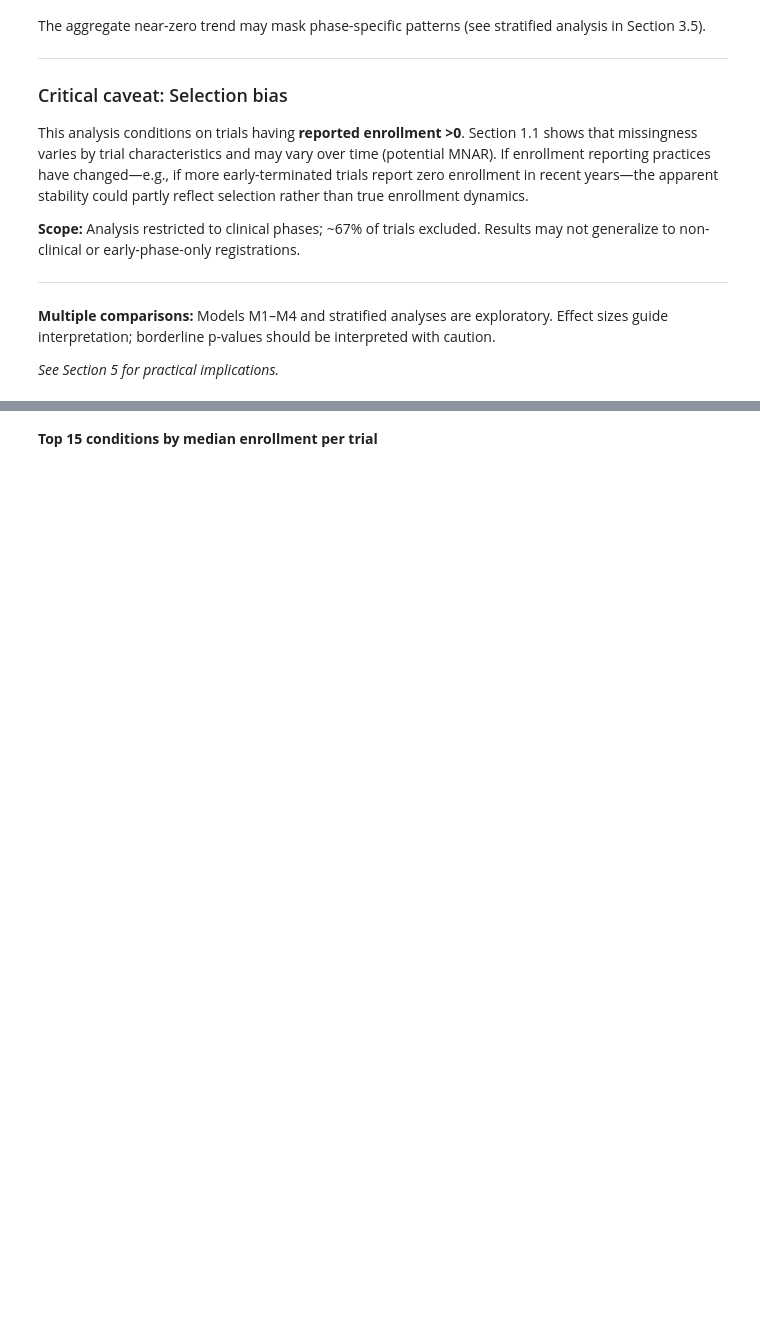
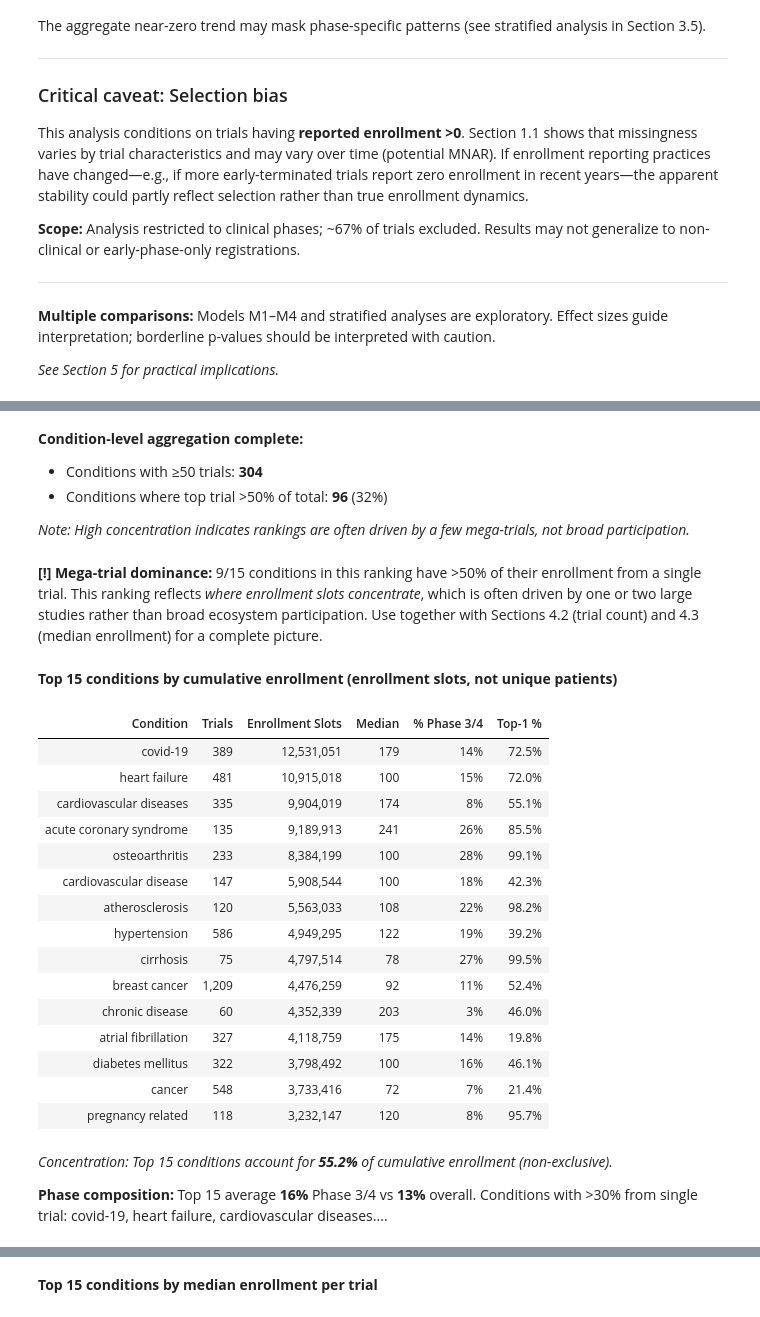
Before and after one commit to Pevicsanch/Clinical-Trial-Analytics, a Jupyter notebook: notebooks/03_enrollment_performance.ipynb, the cells around one changed output, grey strips where cells are left out. Drawn from its saved outputs; the diff is of its cells as text; code cells hidden in the pictures; blank space fills up the shorter version.

```diff
--- a/notebooks/03_enrollment_performance.ipynb
+++ b/notebooks/03_enrollment_performance.ipynb
@@ -2339,10 +2361,21 @@ df_enr_cond = df_enr[["study_id", "enrollment", "phase_group"]].merge(
 display(Markdown(f"Matched {len(df_enr_cond):,} condition-enrollment pairs"))
 
 # ============================================================
-# Data quality: Exclude placeholder enrollment values
+# Data quality: Validate and apply enrollment ceiling
 # ============================================================
-# In this registry: p99.9 ~ 500K, p99.99 ~ 9M.
-# Values >= 10M are implausible placeholders (e.g., 99,999,999).
+# Empirically determine percentiles to justify the ceiling
+p999 = df_enr_cond["enrollment"].quantile(0.999)
+p9999 = df_enr_cond["enrollment"].quantile(0.9999)
+max_enroll = df_enr_cond["enrollment"].max()
+
+display(Markdown(f"""
+**Enrollment distribution (upper tail):**
+- p99.9: **{p999:,.0f}**
+- p99.99: **{p9999:,.0f}**
+- Maximum: **{max_enroll:,.0f}**
+"""))
+
+# Ceiling is set just above p99.99 to catch obvious placeholders
 ENROLLMENT_CEILING = 10_000_000
 
 n_placeholder = (df_enr_cond["enrollment"] >= ENROLLMENT_CEILING).sum()
@@ -2355,7 +2388,8 @@ df_enr_cond = df_enr_cond[df_enr_cond["enrollment"] < ENROLLMENT_CEILING].copy()
 if n_placeholder > 0:
     display(Markdown(f"""
 **Data quality filter applied:**
-- Excluded **{n_placeholder:,}** condition-enrollment pairs with enrollment >= {ENROLLMENT_CEILING:,}
+- Ceiling: **{ENROLLMENT_CEILING:,}** (just above p99.99)
+- Excluded **{n_placeholder:,}** condition-enrollment pairs
 - Affected **{placeholder_studies}** unique studies (likely placeholder values)
 - Remaining pairs: **{len(df_enr_cond):,}**
 """))
@@ -2369,7 +2403,6 @@ pct_multi = n_trials_multi / len(cond_per_trial) * 100
 avg_cond_per_trial = cond_per_trial.mean()
 
 # Calculate inflation factor: summed enrollment across conditions vs trial-level total
-# Note: uses df_enr_cond (post-filter) for consistency
 total_triallevel = df_enr[df_enr["enrollment"] < ENROLLMENT_CEILING]["enrollment"].sum()
 total_condition_enrollment = df_enr_cond["enrollment"].sum()
 inflation_factor = total_condition_enrollment / total_triallevel
@@ -2415,28 +2448,33 @@ df_cond = df_cond.rename(columns={"condition_standardized": "condition_name"})
 # Concentration metric: single largest trial's share of total
 df_cond["top1_share"] = (df_cond["max_enrollment"] / df_cond["total_enrollment_raw"]) * 100
 
-
-p95_total = df_cond["total_enrollment_raw"].quantile(0.95)
-n_above_p95 = (df_cond["total_enrollment_raw"] > p95_total).sum()
-
 # Identify conditions where a single trial dominates (>50% of total)
 n_concentrated = (df_cond["top1_share"] > 50).sum()
+pct_concentrated = n_concentrated / len(df_cond) * 100
 
 display(Markdown(f"""
 **Condition-level aggregation complete:**
 - Conditions with ≥{MIN_TRIALS_PER_CONDITION} trials: **{len(df_cond):,}**
-- Conditions above p95 total ({p95_total:,.0f}): **{n_above_p95}**
-- Conditions where top trial >50% of total: **{n_concentrated}** (interpret with caution)
+- Conditions where top trial >50% of total: **{n_concentrated}** ({pct_concentrated:.0f}%)
+
+*Note: High concentration indicates rankings are often driven by a few mega-trials, not broad participation.*
 """))
 
 # ============================================================
 # Top 15 by cumulative enrollment (RAW values)
 # ============================================================
-# Ranking by raw totals preserves true ordering.
-# Top-1 % column flags conditions dominated by outlier trials.
-
 top_15 = df_cond.nlargest(15, "total_enrollment_raw").copy()
 top_15["iqr_enrollment"] = top_15["q75_enrollment"] - top_15["q25_enrollment"]
+
+# ---------- Mega-trial dominance warning ----------
+n_top15_concentrated = (top_15["top1_share"] > 50).sum()
+if n_top15_concentrated > 0:
+    display(Markdown(f"""
+**[!] Mega-trial dominance:** {n_top15_concentrated}/15 conditions in this ranking have >50% of their
+enrollment from a single trial. This ranking reflects *where enrollment slots concentrate*, which is
+often driven by one or two large studies rather than broad ecosystem participation. Use together with
+Sections 4.2 (trial count) and 4.3 (median enrollment) for a complete picture.
+"""))
 
 # ---------- Table with phase composition ----------
 display(Markdown("**Top 15 conditions by cumulative enrollment (enrollment slots, not unique patients)**"))
@@ -2485,8 +2523,6 @@ display(Markdown(f"""
 *Concentration: Top 15 conditions account for **{concentration_pct:.1f}%** of cumulative enrollment (non-exclusive).*
 
 **Phase composition:** Top 15 average **{avg_late_phase_top15:.0f}%** Phase 3/4 vs **{avg_late_phase_all:.0f}%** overall.
-
-**Outlier sensitivity:** The "Top-1 %" column shows each condition's dependence on its largest trial.
 {conc_warning}
 """))
 
@@ -2520,3 +2556,4 @@ by one or two mega-trials rather than many moderate-sized studies.
 The "% Phase 3/4" column contextualizes rankings by portfolio maturity.
 Section 4.3 ranks by median enrollment to isolate typical trial scale, which is more robust to outliers.
 """))
+# %% [output]
@@ -2522,0 +2583,33 @@ Section 4.3 ranks by median enrollment to isolate typical trial scale, which is
+
+**Condition-level aggregation complete:**
+- Conditions with ≥50 trials: **304**
+- Conditions where top trial >50% of total: **96** (32%)
+
+*Note: High concentration indicates rankings are often driven by a few mega-trials, not broad participation.*
+
+**[!] Mega-trial dominance:** 9/15 conditions in this ranking have >50% of their
+enrollment from a single trial. This ranking reflects *where enrollment slots concentrate*, which is
+often driven by one or two large studies rather than broad ecosystem participation. Use together with
+Sections 4.2 (trial count) and 4.3 (median enrollment) for a complete picture.
+**Top 15 conditions by cumulative enrollment (enrollment slots, not unique patients)**
+| Condition | Trials | Enrollment Slots | Median | % Phase 3/4 | Top-1 % |
+| covid-19 | 389 | 12,531,051 | 179 | 14% | 72.5% |
+| heart failure | 481 | 10,915,018 | 100 | 15% | 72.0% |
+| cardiovascular diseases | 335 | 9,904,019 | 174 | 8% | 55.1% |
+| acute coronary syndrome | 135 | 9,189,913 | 241 | 26% | 85.5% |
+| osteoarthritis | 233 | 8,384,199 | 100 | 28% | 99.1% |
+| cardiovascular disease | 147 | 5,908,544 | 100 | 18% | 42.3% |
+| atherosclerosis | 120 | 5,563,033 | 108 | 22% | 98.2% |
+| hypertension | 586 | 4,949,295 | 122 | 19% | 39.2% |
+| cirrhosis | 75 | 4,797,514 | 78 | 27% | 99.5% |
+| breast cancer | 1,209 | 4,476,259 | 92 | 11% | 52.4% |
+| chronic disease | 60 | 4,352,339 | 203 | 3% | 46.0% |
+| atrial fibrillation | 327 | 4,118,759 | 175 | 14% | 19.8% |
+| diabetes mellitus | 322 | 3,798,492 | 100 | 16% | 46.1% |
+| cancer | 548 | 3,733,416 | 72 | 7% | 21.4% |
+| pregnancy related | 118 | 3,232,147 | 120 | 8% | 95.7% |
+
+*Concentration: Top 15 conditions account for **55.2%** of cumulative enrollment (non-exclusive).*
+
+**Phase composition:** Top 15 average **16%** Phase 3/4 vs **13%** overall.
+Conditions with >30% from single trial: covid-19, heart failure, cardiovascular diseases....
```
Also changed, not shown: parts of 8 cells of this notebook.
